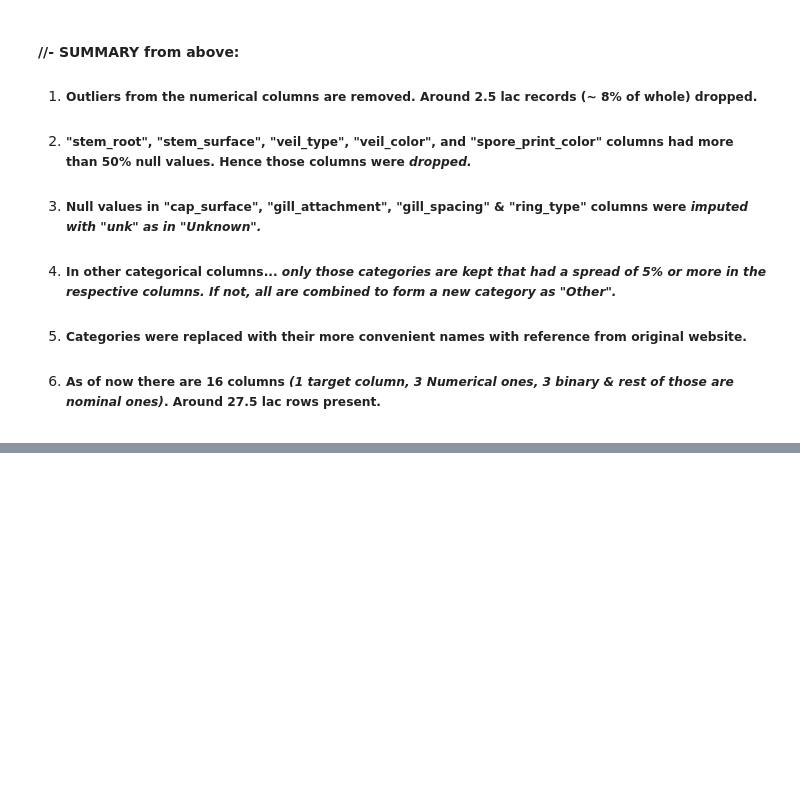
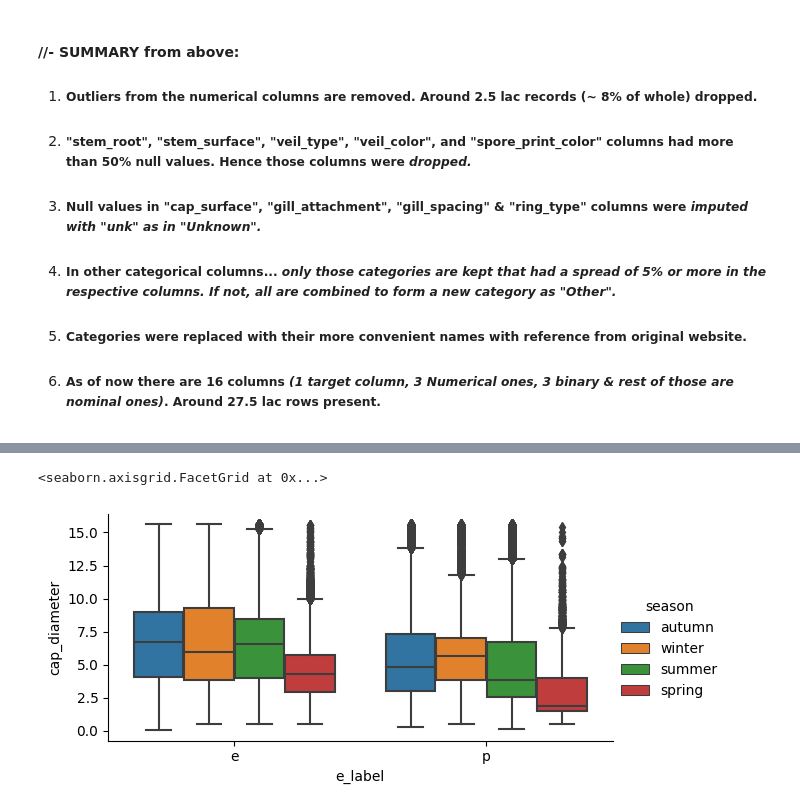
Before and after one commit to AvinandanPal25/DS__Predict_the_Mushroom, a Jupyter notebook: edible-or-poisonous-mushroom.ipynb, the cells around one changed output, grey strips where cells are left out. Saved outputs shown, nothing was run; the diff lists cells and outputs as text; code cells hidden in the pictures; blank space fills up the shorter version.

```diff
--- a/edible-or-poisonous-mushroom.ipynb
+++ b/edible-or-poisonous-mushroom.ipynb
@@ -355,0 +803,5 @@ mdf.shape
+# %%
+sns.catplot(kind='box', data =mdf, x='e_label', y='cap_diameter', hue='season', height=3, aspect=2)
+# %% [output]
+<seaborn.axisgrid.FacetGrid at 0x...>
+[figure, added]
```
Also changed, not shown: parts of 63 cells of this notebook.
